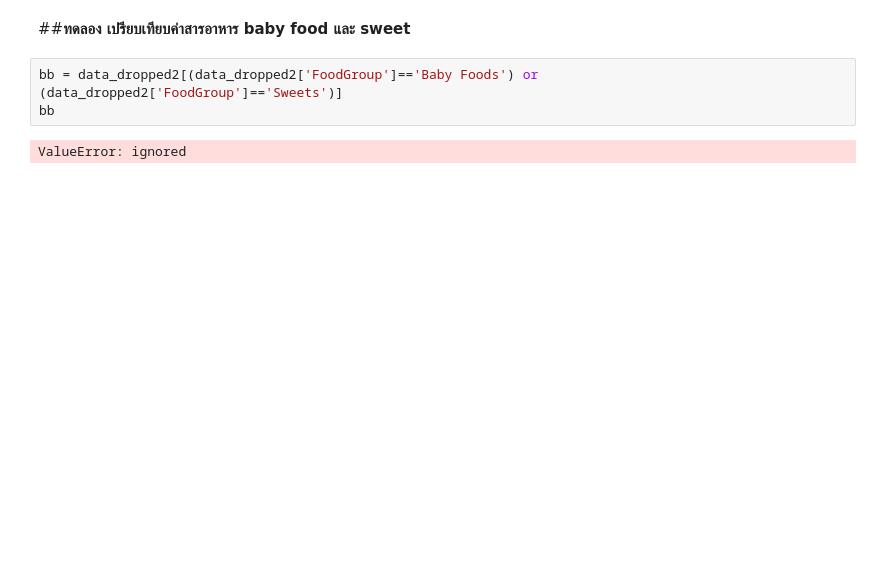
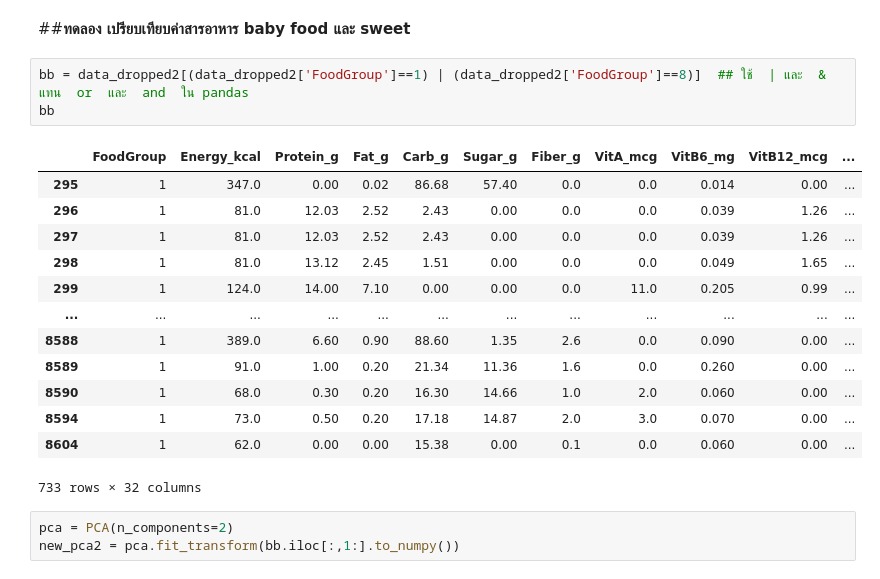
Before and after one commit to gameaphiwat/Multivariate, a Jupyter notebook: Chapter3_PCA.ipynb, the cells around one changed output. Drawn from its saved outputs; the diff is of its cells as text; blank space fills up the shorter version.

```diff
--- a/Chapter3_PCA.ipynb
+++ b/Chapter3_PCA.ipynb
@@ -708,7 +714,22 @@ plt.scatter(new_pca[:,0],new_pca[:,1],c = data_dropped2['FoodGroup'],alpha=0.5)
 # %% [markdown]
 ##**ทดลอง เปรียบเทียบค่าสารอาหาร baby food และ sweet**
 # %%
-bb = data_dropped2[(data_dropped2['FoodGroup']=='Baby Foods') or (data_dropped2['FoodGroup']=='Sweets')]
+bb = data_dropped2[(data_dropped2['FoodGroup']==1) | (data_dropped2['FoodGroup']==8)]  ## ใช้  | และ  &  แทน  or  และ  and  ใน pandas
 bb
 # %% [output]
+|  | FoodGroup | Energy_kcal | Protein_g | Fat_g | Carb_g | Sugar_g | Fiber_g | VitA_mcg | VitB6_mg | VitB12_mcg | ... |
+| 295 | 1 | 347.0 | 0.00 | 0.02 | 86.68 | 57.40 | 0.0 | 0.0 | 0.014 | 0.00 | ... |
+| 296 | 1 | 81.0 | 12.03 | 2.52 | 2.43 | 0.00 | 0.0 | 0.0 | 0.039 | 1.26 | ... |
+| 297 | 1 | 81.0 | 12.03 | 2.52 | 2.43 | 0.00 | 0.0 | 0.0 | 0.039 | 1.26 | ... |
+| 298 | 1 | 81.0 | 13.12 | 2.45 | 1.51 | 0.00 | 0.0 | 0.0 | 0.049 | 1.65 | ... |
+| 299 | 1 | 124.0 | 14.00 | 7.10 | 0.00 | 0.00 | 0.0 | 11.0 | 0.205 | 0.99 | ... |
+| ... | ... | ... | ... | ... | ... | ... | ... | ... | ... | ... | ... |
+| 8588 | 1 | 389.0 | 6.60 | 0.90 | 88.60 | 1.35 | 2.6 | 0.0 | 0.090 | 0.00 | ... |
+| 8589 | 1 | 91.0 | 1.00 | 0.20 | 21.34 | 11.36 | 1.6 | 0.0 | 0.260 | 0.00 | ... |
+| 8590 | 1 | 68.0 | 0.30 | 0.20 | 16.30 | 14.66 | 1.0 | 2.0 | 0.060 | 0.00 | ... |
+| 8594 | 1 | 73.0 | 0.50 | 0.20 | 17.18 | 14.87 | 2.0 | 3.0 | 0.070 | 0.00 | ... |
+| 8604 | 1 | 62.0 | 0.00 | 0.00 | 15.38 | 0.00 | 0.1 | 0.0 | 0.060 | 0.00 | ... |
-ValueError: ignored
+733 rows × 32 columns
+# %%
+pca = PCA(n_components=2)
+new_pca2 = pca.fit_transform(bb.iloc[:,1:].to_numpy())
```
Also changed, not shown: parts of 18 cells of this notebook.
